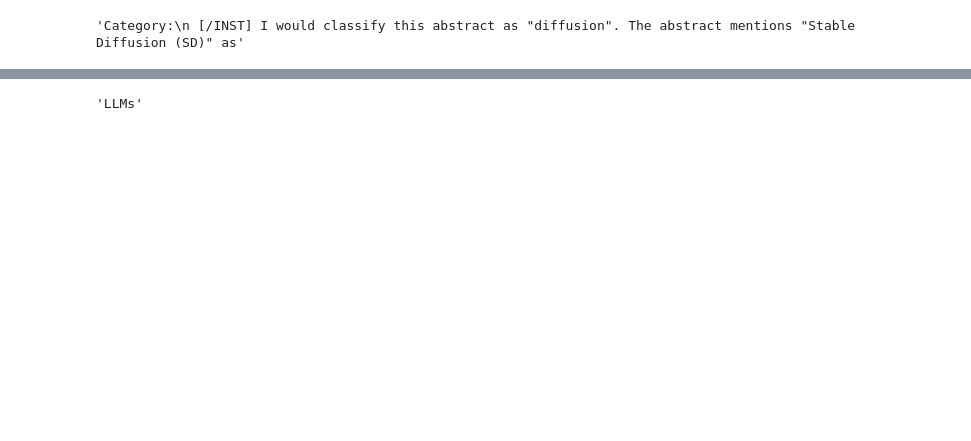
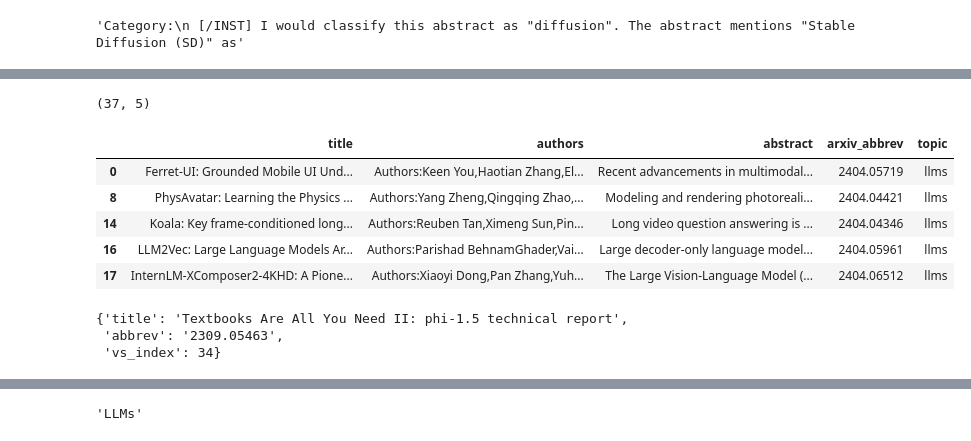
Before and after one commit to dapopov-st/arXiv-llms-assistant, a Jupyter notebook: nbs/make_embeds.ipynb, the cells around one changed output, grey strips where cells are left out. Cells and saved outputs as stored; diff of their text form; code cells hidden in the pictures; blank space fills up the shorter version.

```diff
--- a/nbs/make_embeds.ipynb
+++ b/nbs/make_embeds.ipynb
@@ -490,0 +546,4 @@ classify_topic(abstract)
+# %%
+new_articles[new_articles['topic']=='llms'].shape
+# %% [output]
+(37, 5)
@@ -490,0 +554,9 @@ classify_topic(abstract)
+# %%
+llm_articles.head()
+# %% [output]
+|  | title | authors | abstract | arxiv_abbrev | topic |
+| 0 | Ferret-UI: Grounded Mobile UI Und... | Authors:Keen You,Haotian Zhang,El... | Recent advancements in multimodal... | 2404.05719 | llms |
+| 8 | PhysAvatar: Learning the Physics ... | Authors:Yang Zheng,Qingqing Zhao,... | Modeling and rendering photoreali... | 2404.04421 | llms |
+| 14 | Koala: Key frame-conditioned long... | Authors:Reuben Tan,Ximeng Sun,Pin... | Long video question answering is ... | 2404.04346 | llms |
+| 16 | LLM2Vec: Large Language Models Ar... | Authors:Parishad BehnamGhader,Vai... | Large decoder-only language model... | 2404.05961 | llms |
+| 17 | InternLM-XComposer2-4KHD: A Pione... | Authors:Xiaoyi Dong,Pan Zhang,Yuh... | The Large Vision-Language Model (... | 2404.06512 | llms |
@@ -490,0 +566,6 @@ classify_topic(abstract)
+# %%
+docs[0].metadata
+# %% [output]
+{'title': 'Textbooks Are All You Need II: phi-1.5 technical report',
+ 'abbrev': '2309.05463',
+ 'vs_index': 34}
```
Also changed, not shown: parts of 41 cells of this notebook.
